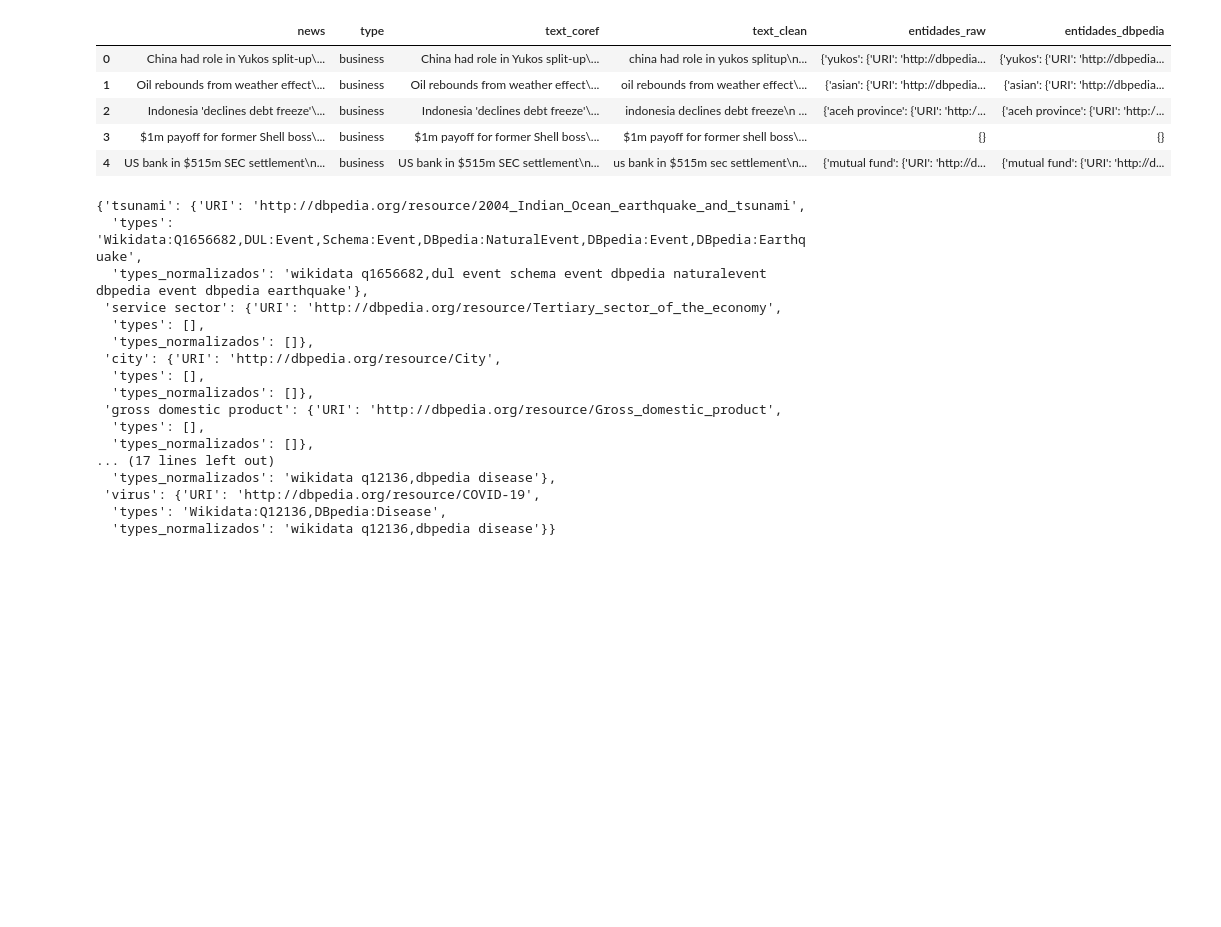
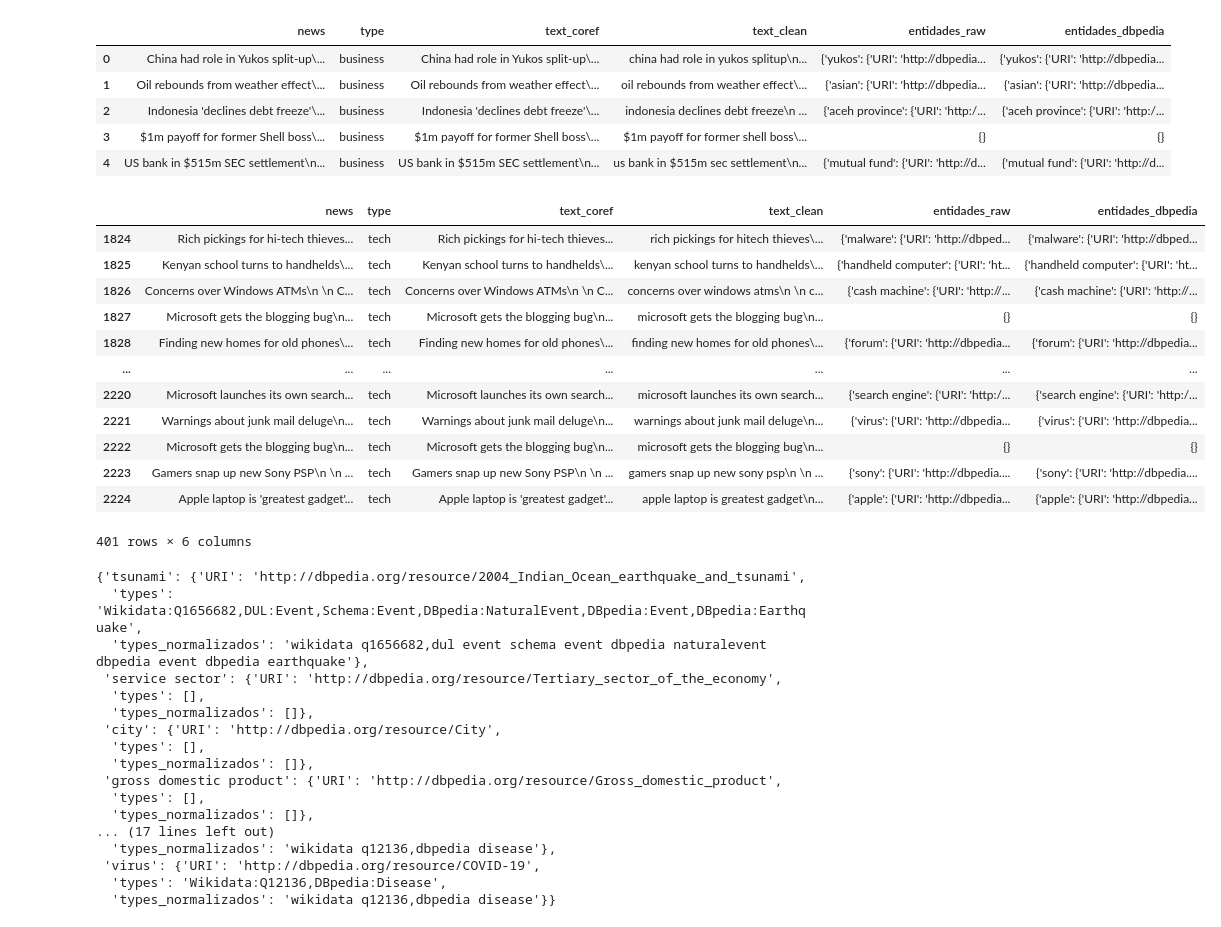
Before and after one commit to rdelaguila/sem_oboe, a Jupyter notebook: experimento.ipynb, the cells around one changed output. Cells and saved outputs as stored; diff of their text form; code cells hidden in the pictures; blank space fills up the shorter version.

```diff
--- a/experimento.ipynb
+++ b/experimento.ipynb
@@ -40,6 +40,22 @@ df.head()
 | 2 | Indonesia 'declines debt freeze'\... | business | Indonesia 'declines debt freeze'\... | indonesia declines debt freeze\n ... | {'aceh province': {'URI': 'http:/... | {'aceh province': {'URI': 'http:/... |
 | 3 | $1m payoff for former Shell boss\... | business | $1m payoff for former Shell boss\... | $1m payoff for former shell boss\... | {} | {} |
 | 4 | US bank in $515m SEC settlement\n... | business | US bank in $515m SEC settlement\n... | us bank in $515m sec settlement\n... | {'mutual fund': {'URI': 'http://d... | {'mutual fund': {'URI': 'http://d... |
+# %%
+df.loc[df.type == 'tech',:]
+# %% [output]
+|  | news | type | text_coref | text_clean | entidades_raw | entidades_dbpedia |
+| 1824 | Rich pickings for hi-tech thieves... | tech | Rich pickings for hi-tech thieves... | rich pickings for hitech thieves\... | {'malware': {'URI': 'http://dbped... | {'malware': {'URI': 'http://dbped... |
+| 1825 | Kenyan school turns to handhelds\... | tech | Kenyan school turns to handhelds\... | kenyan school turns to handhelds\... | {'handheld computer': {'URI': 'ht... | {'handheld computer': {'URI': 'ht... |
+| 1826 | Concerns over Windows ATMs\n \n C... | tech | Concerns over Windows ATMs\n \n C... | concerns over windows atms\n \n c... | {'cash machine': {'URI': 'http://... | {'cash machine': {'URI': 'http://... |
+| 1827 | Microsoft gets the blogging bug\n... | tech | Microsoft gets the blogging bug\n... | microsoft gets the blogging bug\n... | {} | {} |
+| 1828 | Finding new homes for old phones\... | tech | Finding new homes for old phones\... | finding new homes for old phones\... | {'forum': {'URI': 'http://dbpedia... | {'forum': {'URI': 'http://dbpedia... |
+| ... | ... | ... | ... | ... | ... | ... |
+| 2220 | Microsoft launches its own search... | tech | Microsoft launches its own search... | microsoft launches its own search... | {'search engine': {'URI': 'http:/... | {'search engine': {'URI': 'http:/... |
+| 2221 | Warnings about junk mail deluge\n... | tech | Warnings about junk mail deluge\n... | warnings about junk mail deluge\n... | {'virus': {'URI': 'http://dbpedia... | {'virus': {'URI': 'http://dbpedia... |
+| 2222 | Microsoft gets the blogging bug\n... | tech | Microsoft gets the blogging bug\n... | microsoft gets the blogging bug\n... | {} | {} |
+| 2223 | Gamers snap up new Sony PSP\n \n ... | tech | Gamers snap up new Sony PSP\n \n ... | gamers snap up new sony psp\n \n ... | {'sony': {'URI': 'http://dbpedia.... | {'sony': {'URI': 'http://dbpedia.... |
+| 2224 | Apple laptop is 'greatest gadget'... | tech | Apple laptop is 'greatest gadget'... | apple laptop is greatest gadget\n... | {'apple': {'URI': 'http://dbpedia... | {'apple': {'URI': 'http://dbpedia... |
+401 rows × 6 columns
 # %%
 df.iloc[10,4]
 # %% [output]
```
Also changed, not shown: parts of 8 cells of this notebook, 55 other files.
